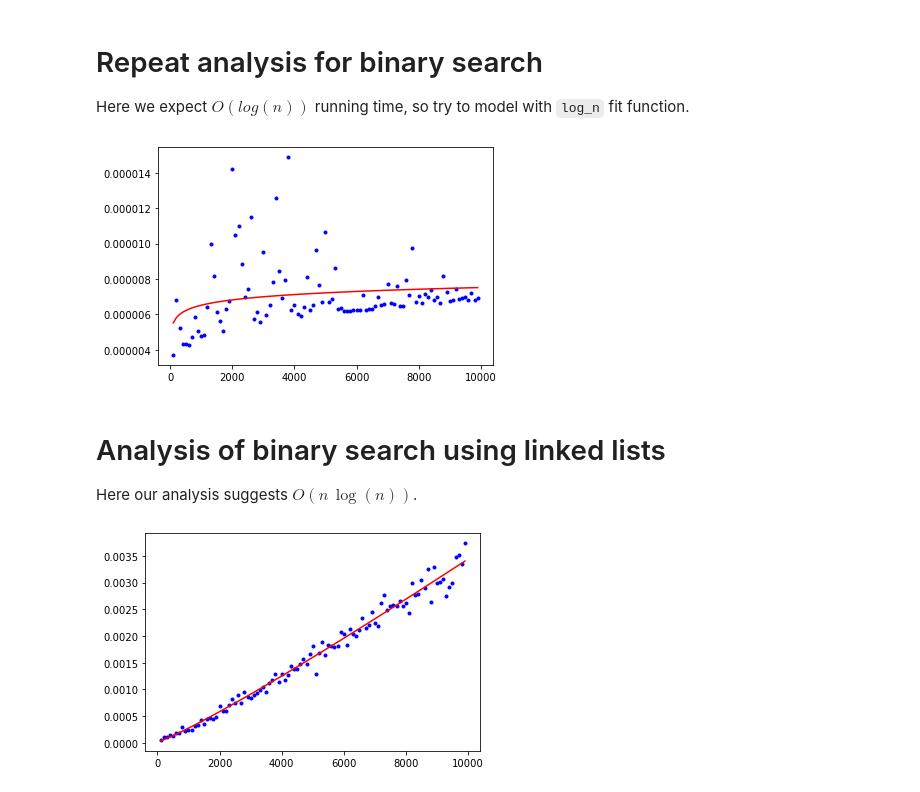
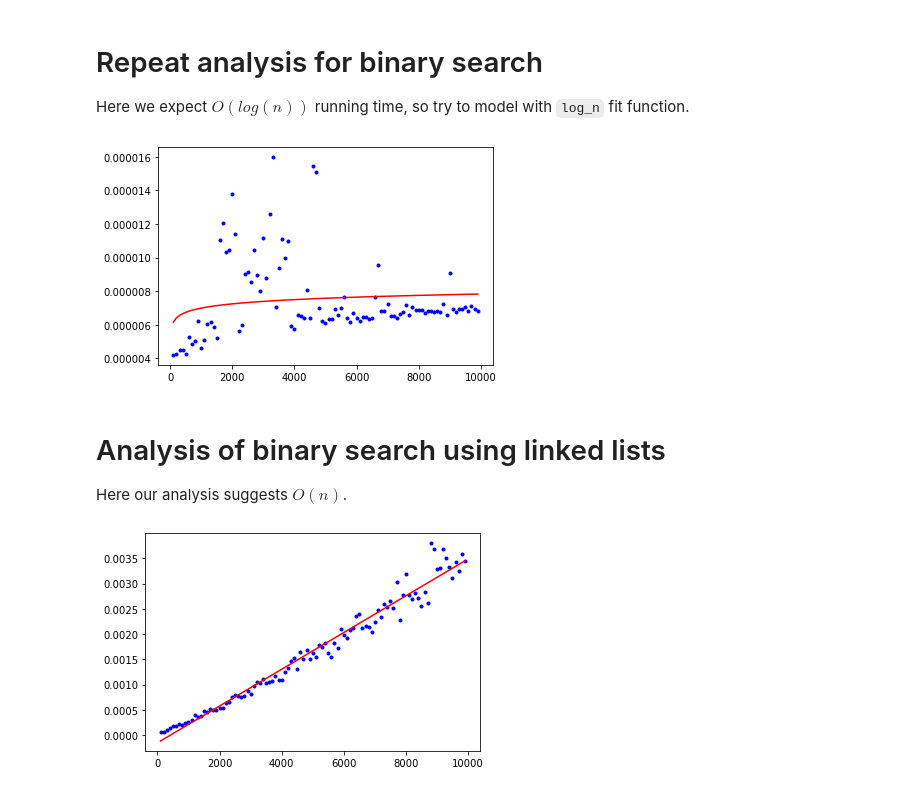
Before and after one commit to ketchers/Python-Play, a Jupyter notebook: SearchAnalysis.ipynb, the cells around one changed output. Drawn from its saved outputs; the diff is of its cells as text; code cells hidden in the pictures.

```diff
--- a/SearchAnalysis.ipynb
+++ b/SearchAnalysis.ipynb
@@ -36,7 +40,7 @@ def BinarySearch(array_like, target):
             hi = (low + hi) // 2
         else:
             low = (low + hi) // 2
-    return target == low
+    return target == array_like[low]
 # %% [markdown]
 # Functions to time runs
 This function takes two parameter $N$, the number of items in the list, and $M$ the number of repititions for this $N$. It is good to repeat so as to smooth out some of the noise in the system.
@@ -134,20 +138,20 @@ ax.plot(xdata,ydata,"b.")
 ax.plot(xdata, Y, 'r-')
 plt.show()
 # %% [output]
-[figure, old version]
+[figure, new version]
 # %% [markdown]
 # Analysis of binary search using linked lists
-Here our analysis suggests $O(n\,\log(n))$.
+Here our analysis suggests $O(n)$.
 # %%
 xdata = np.array([N for N in range(100, 10000, 100)])
 ydata = np.array([testBinarySearch(N, 50, linked_list = True) for N in range(100, 10000, 100)])
 
-coeffs, cov = curve_fit(n_log_n, xdata, ydata)
-Y = [coeffs.dot(np.array([x*np.log2(x), 1])) for x in xdata]
+coeffs, cov = curve_fit(linear, xdata, ydata)
+Y = [coeffs.dot(np.array([x, 1])) for x in xdata]
 
 fig, ax = plt.subplots()
 ax.plot(xdata,ydata,"b.")
 ax.plot(xdata, Y, 'r-')
 plt.show()
 # %% [output]
-[figure, old version]
+[figure, new version]
```
Also changed, not shown: parts of 2 cells of this notebook.
